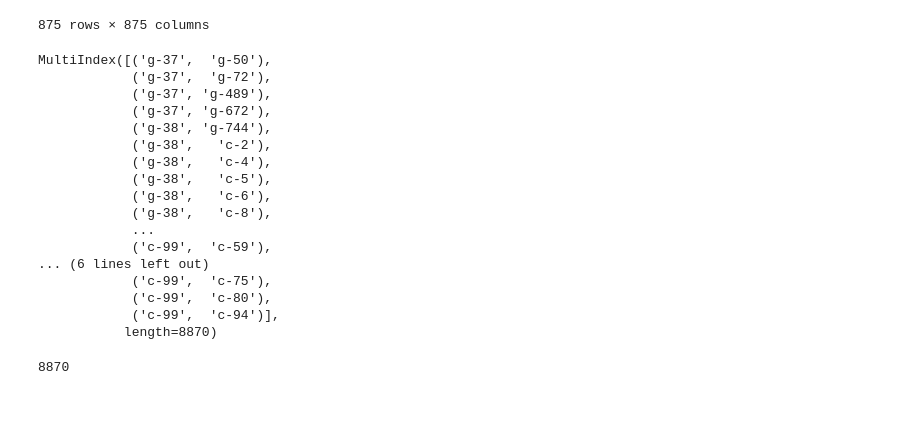
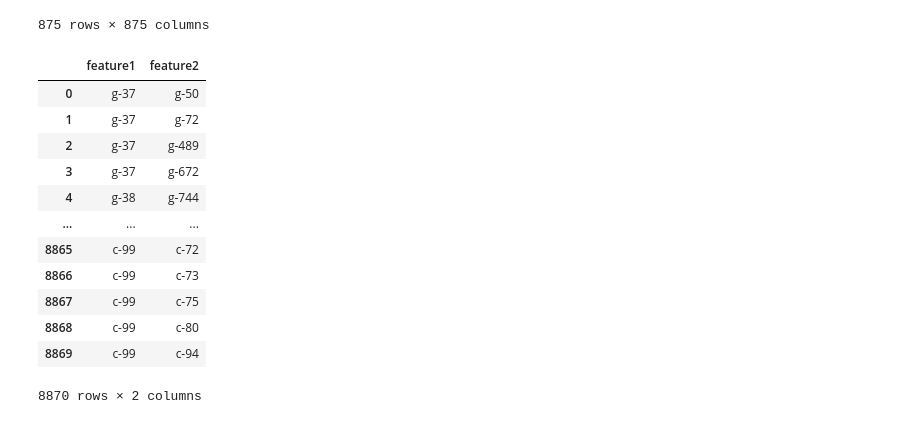
Before and after one commit to tzoukritzou/kaggle_moa, a Jupyter notebook: data_analysis.ipynb, the cells around one changed output. Cells and saved outputs as stored; diff of their text form; code cells hidden in the pictures.

```diff
--- a/data_analysis.ipynb
+++ b/data_analysis.ipynb
@@ -106,3 +99,6 @@ Name: cp_type, dtype: int64
 D1    12147
 D2    11667
 Name: cp_dose, dtype: int64
+# %%
+train['cp_time'] = train['cp_time'].map({24: 1, 48:2, 72:3})
+train.cp_time.value_counts()
@@ -140,6 +141,3 @@ plt.tight_layout()
 [figure]
 # %% [markdown]
 Let's run a basic model and see what we get
-# %%
-train = pd.get_dummies(train, columns = ['cp_type', 'cp_dose'], drop_first=True)
-train.head()
@@ -168,30 +195,23 @@ corr_mat
 | cp_type_trt_cp | -0.000857 | 0.072139 | 0.066868 | 0.053437 | -0.002551 | 0.091805 | -0.013221 | -0.092641 | -0.005120 | -0.097569 | ... | ... |
 | cp_dose_D2 | -0.001122 | -0.046947 | 0.101326 | -0.097255 | 0.020745 | -0.050323 | -0.141974 | -0.046977 | 0.031199 | 0.021346 | ... | ... |
 875 rows × 875 columns
-# %%
-pd.set_option('display.max_rows', 9000)
 # %%
-corr_pairs = corr_mat.where((np.abs(corr_mat) > 0.8) & (np.abs(corr_mat) != 1)).stack().index
+corr_pairs = corr_mat.where((np.abs(corr_mat) > 0.8) & (np.abs(corr_mat) != 1)).stack()
+corr_pairs = pd.DataFrame(corr_pairs).reset_index()
+corr_pairs.columns = ['feature1', 'feature2', 'corr']
+corr_pairs = corr_pairs.drop('corr', axis=1)
 corr_pairs
 # %% [output]
+|  | feature1 | feature2 |
+| 0 | g-37 | g-50 |
+| 1 | g-37 | g-72 |
+| 2 | g-37 | g-489 |
+| 3 | g-37 | g-672 |
+| 4 | g-38 | g-744 |
+| ... | ... | ... |
+| 8865 | c-99 | c-72 |
+| 8866 | c-99 | c-73 |
+| 8867 | c-99 | c-75 |
+| 8868 | c-99 | c-80 |
+| 8869 | c-99 | c-94 |
-MultiIndex([('g-37',  'g-50'),
-            ('g-37',  'g-72'),
-            ('g-37', 'g-489'),
-            ('g-37', 'g-672'),
-            ('g-38', 'g-744'),
-            ('g-38',   'c-2'),
-            ('g-38',   'c-4'),
-            ('g-38',   'c-5'),
-            ('g-38',   'c-6'),
-            ('g-38',   'c-8'),
-            ...
-            ('c-99',  'c-59'),
-... (6 lines left out)
-            ('c-99',  'c-75'),
-            ('c-99',  'c-80'),
-            ('c-99',  'c-94')],
-           length=8870)
+8870 rows × 2 columns
-# %%
-def group_pairs(corr_pairs):
-# %% [output]
-8870
```
Also changed, not shown: parts of 11 cells of this notebook, 7 other files.
